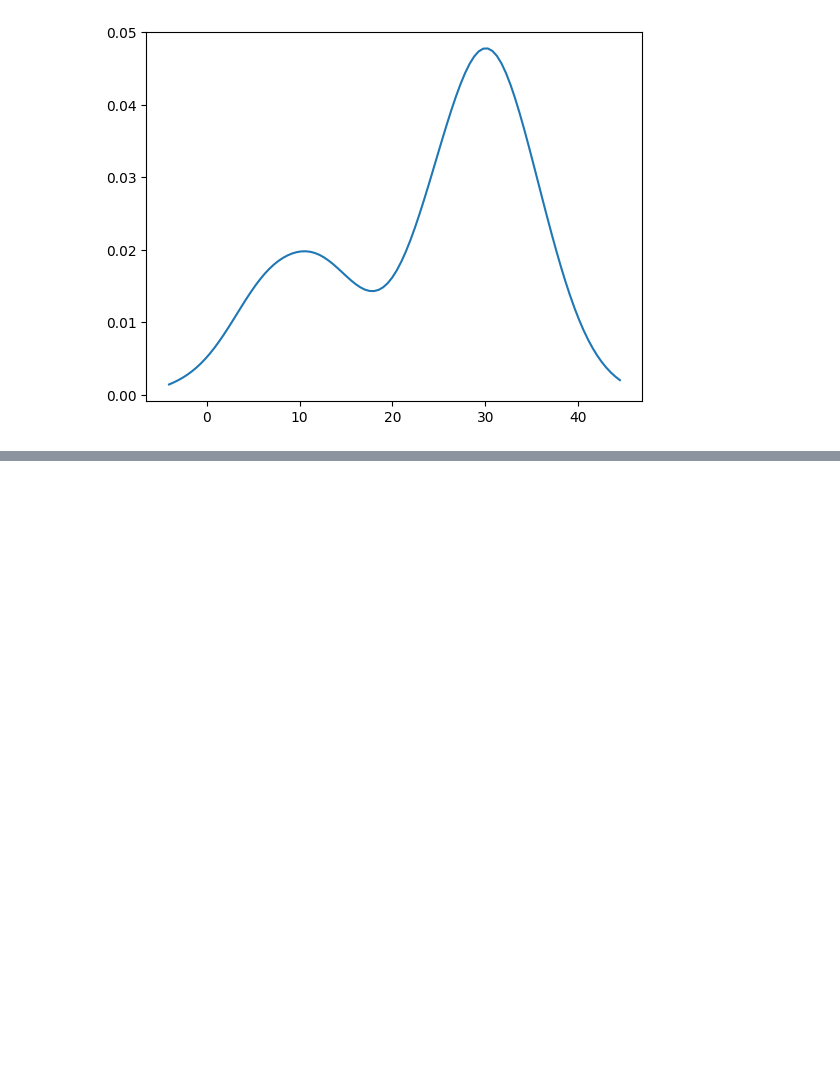
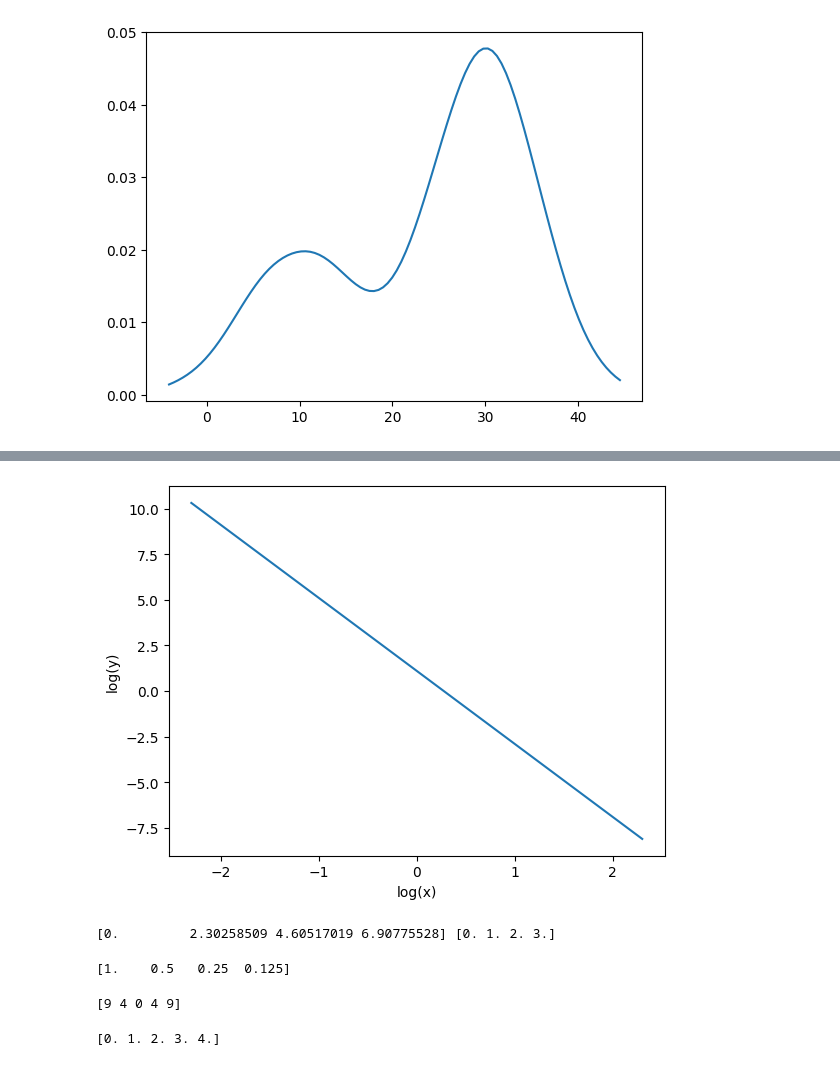
Before and after one commit to Susovan88/Python_ML_DS, a Jupyter notebook: Math/probablity_distribution.ipynb, the cells around one changed output, grey strips where cells are left out. Saved outputs shown, nothing was run; the diff lists cells and outputs as text; code cells hidden in the pictures; blank space fills up the shorter version.

Commit message:
Functional transformation using example done

```diff
--- a/Math/probablity_distribution.ipynb
+++ b/Math/probablity_distribution.ipynb
@@ -164,0 +186,39 @@ plt.show()
+# %%
+plt.plot(np.log(x),np.log(y))
+plt.xlabel("log(x)")
+plt.ylabel("log(y)")
+plt.show()
+  ### it is  proved that  data is pareto distribution
+# %% [output]
+[figure, added]
+# %%
+## Log Transfromation
+import numpy as np
+x = np.array([1, 10, 100, 1000])
+log_x = np.log(x)        # natural log
+log10_x = np.log10(x)    # log base 10
+
+print(log_x,log10_x)
+# %% [output]
+[0.         2.30258509 4.60517019 6.90775528] [0. 1. 2. 3.]
+# %%
+# reciprocal
+x = np.array([1, 2, 4, 8])
+recip_x = 1 / x
+print(recip_x)
+# %% [output]
+[1.    0.5   0.25  0.125]
+# %%
+
+x = np.array([-3, -2, 0, 2, 3])
+square_x = np.square(x)
+print(square_x)
+# %% [output]
+[9 4 0 4 9]
+# %%
+## square root transformation
+x = np.array([0, 1, 4, 9, 16])
+sqrt_x = np.sqrt(x)
+print(sqrt_x)
+# %% [output]
+[0. 1. 2. 3. 4.]
```
Also changed, not shown: parts of 3 cells of this notebook, 3 other files.
